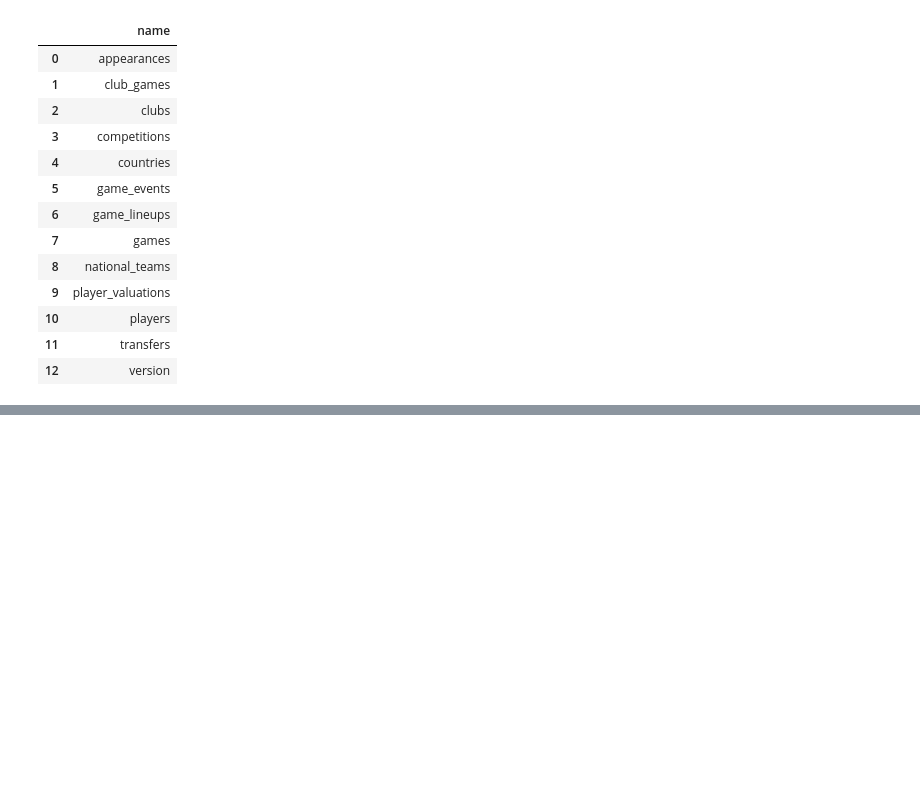
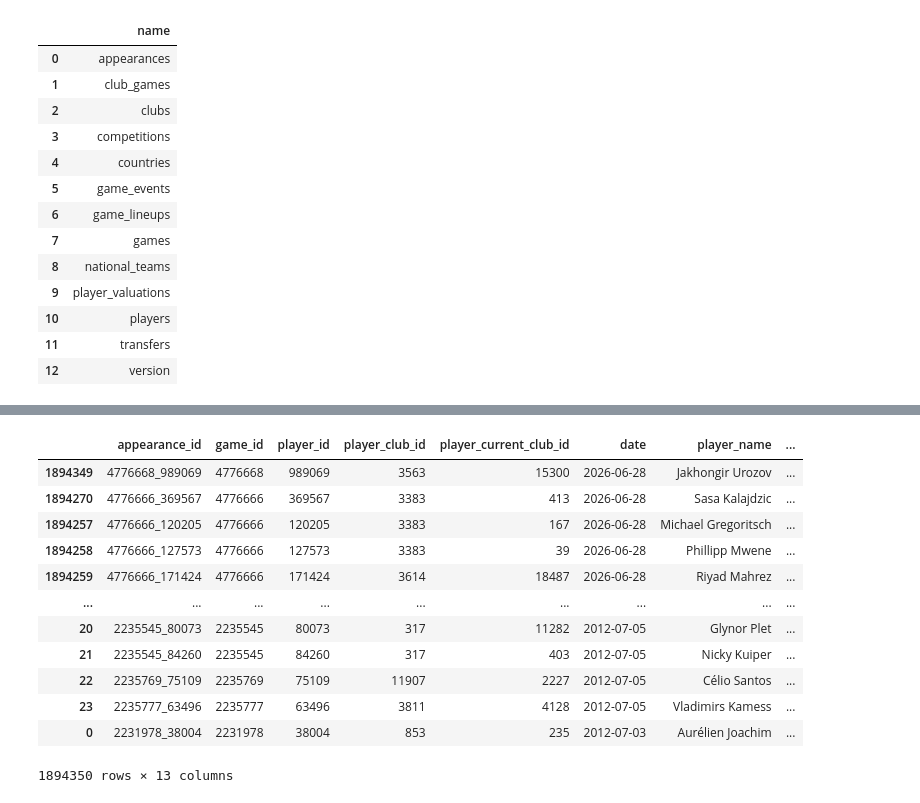
Before and after one commit to m2varvan/player-transfer-value-predictor, a Jupyter notebook: notebooks/01_data_exploration.ipynb, the cells around one changed output, grey strips where cells are left out. Drawn from its saved outputs; the diff is of its cells as text; code cells hidden in the pictures; blank space fills up the shorter version.

```diff
--- a/notebooks/01_data_exploration.ipynb
+++ b/notebooks/01_data_exploration.ipynb
@@ -37,0 +171,16 @@ con.sql("SELECT * FROM players LIMIT 5")
+# %%
+appearances.sort_values("date", ascending=False)
+# %% [output]
+|  | appearance_id | game_id | player_id | player_club_id | player_current_club_id | date | player_name | ... |
+| 1894349 | 4776668_989069 | 4776668 | 989069 | 3563 | 15300 | 2026-06-28 | Jakhongir Urozov | ... |
+| 1894270 | 4776666_369567 | 4776666 | 369567 | 3383 | 413 | 2026-06-28 | Sasa Kalajdzic | ... |
+| 1894257 | 4776666_120205 | 4776666 | 120205 | 3383 | 167 | 2026-06-28 | Michael Gregoritsch | ... |
+| 1894258 | 4776666_127573 | 4776666 | 127573 | 3383 | 39 | 2026-06-28 | Phillipp Mwene | ... |
+| 1894259 | 4776666_171424 | 4776666 | 171424 | 3614 | 18487 | 2026-06-28 | Riyad Mahrez | ... |
+| ... | ... | ... | ... | ... | ... | ... | ... | ... |
+| 20 | 2235545_80073 | 2235545 | 80073 | 317 | 11282 | 2012-07-05 | Glynor Plet | ... |
+| 21 | 2235545_84260 | 2235545 | 84260 | 317 | 403 | 2012-07-05 | Nicky Kuiper | ... |
+| 22 | 2235769_75109 | 2235769 | 75109 | 11907 | 2227 | 2012-07-05 | Célio Santos | ... |
+| 23 | 2235777_63496 | 2235777 | 63496 | 3811 | 4128 | 2012-07-05 | Vladimirs Kamess | ... |
+| 0 | 2231978_38004 | 2231978 | 38004 | 853 | 235 | 2012-07-03 | Aurélien Joachim | ... |
+1894350 rows × 13 columns
```
Also changed, not shown: parts of 12 cells of this notebook.
